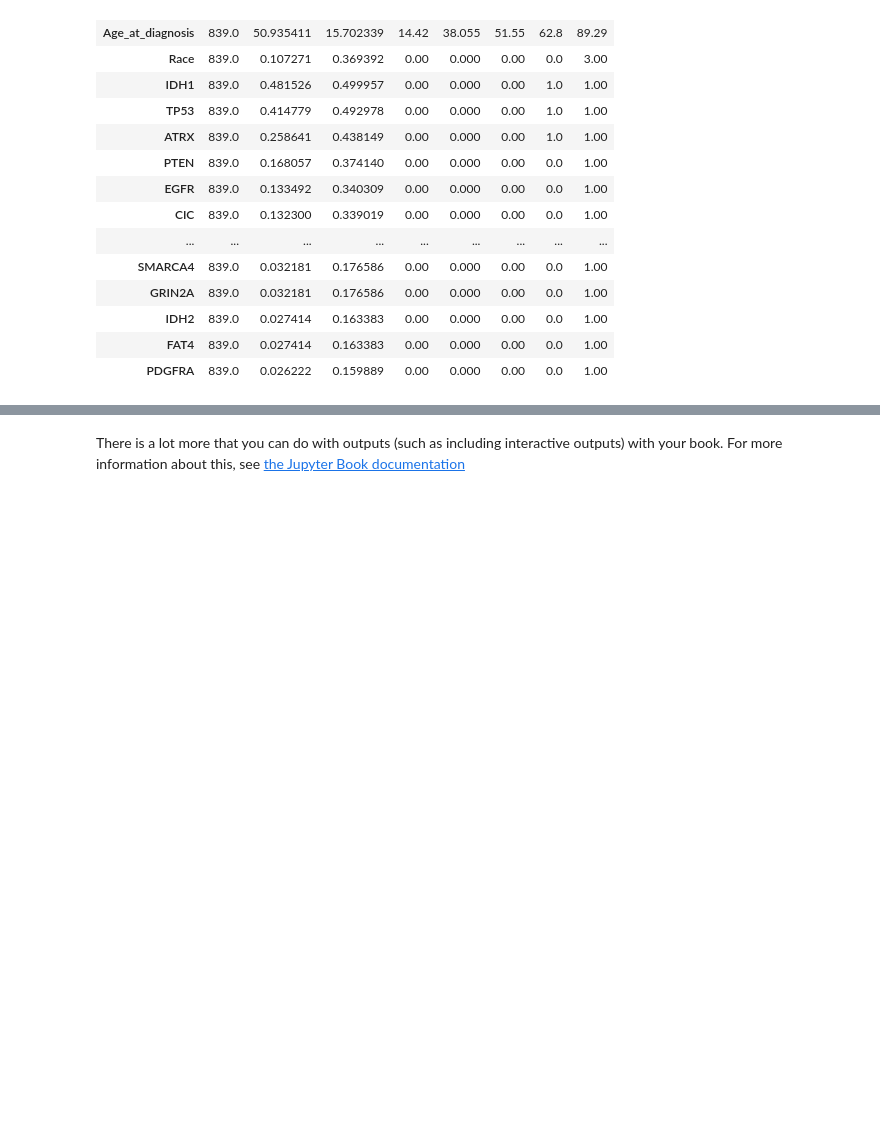
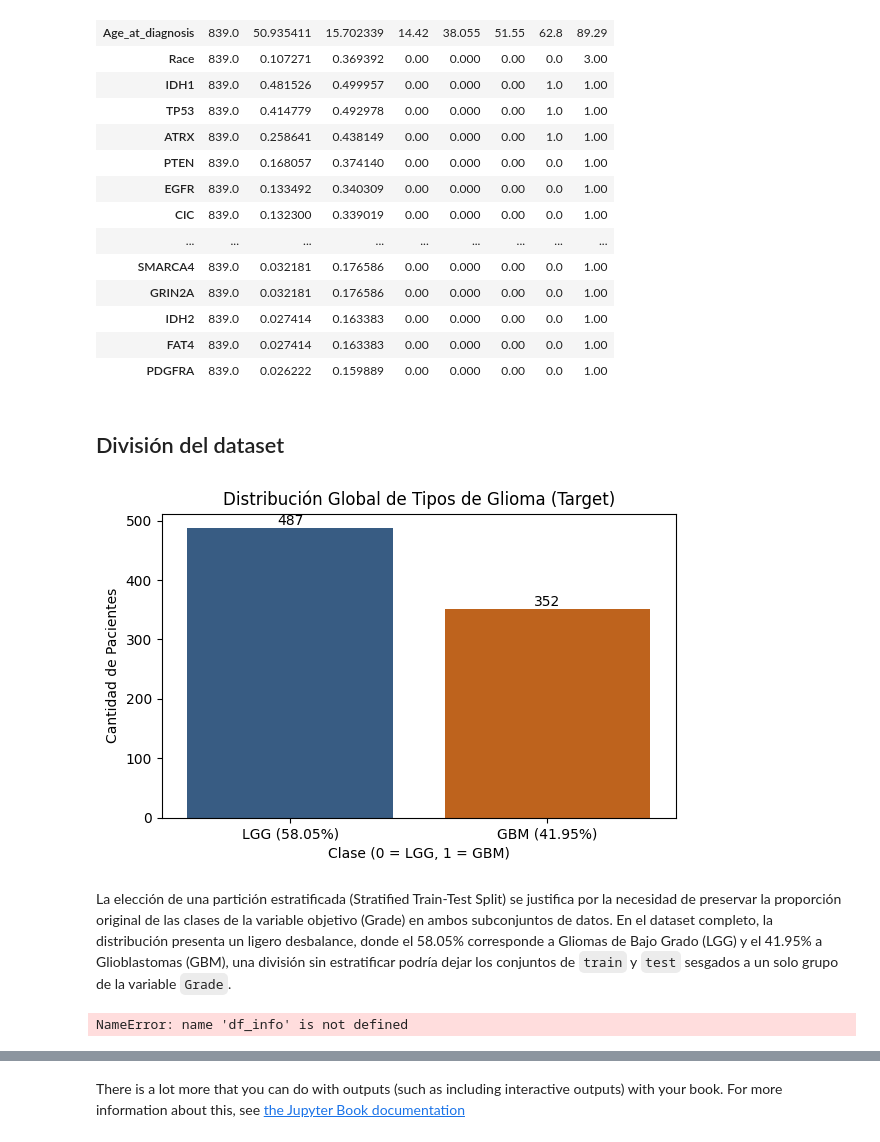
Before and after one commit to Alej0126/Jbook_dataviz, a Jupyter notebook: docs/_build/jupyter_execute/notebooks.ipynb, the cells around one changed output, grey strips where cells are left out. Saved outputs shown, nothing was run; the diff lists cells and outputs as text; code cells hidden in the pictures; blank space fills up the shorter version.

```diff
--- a/docs/_build/jupyter_execute/notebooks.ipynb
+++ b/docs/_build/jupyter_execute/notebooks.ipynb
@@ -172,3 +181,52 @@ Estadísticas descriptivas:
 | IDH2 | 839.0 | 0.027414 | 0.163383 | 0.00 | 0.000 | 0.00 | 0.0 | 1.00 |
 | FAT4 | 839.0 | 0.027414 | 0.163383 | 0.00 | 0.000 | 0.00 | 0.0 | 1.00 |
 | PDGFRA | 839.0 | 0.026222 | 0.159889 | 0.00 | 0.000 | 0.00 | 0.0 | 1.00 |
+# %% [markdown]
+## División del dataset
+# %%
+import matplotlib.pyplot as plt
+import seaborn as sns
+import warnings
+
+warnings.simplefilter(action="ignore", category=FutureWarning)
+
+conteo = df_mutations['Grade'].value_counts()
+proporcion = df_mutations['Grade'].value_counts(normalize=True) * 100
+
+plt.figure(figsize=(6, 4))
+ax = sns.countplot(data=df_mutations, x='Grade', palette=['#2b5c8f', '#d95f02'])
+plt.title('Distribución Global de Tipos de Glioma (Target)')
+plt.xlabel('Clase (0 = LGG, 1 = GBM)')
+plt.ylabel('Cantidad de Pacientes')
+plt.xticks(ticks=[0, 1], labels=['LGG (58.05%)', 'GBM (41.95%)'])
+
+# Añadir etiquetas de conteo sobre las barras
+for p in ax.patches:
+    ax.annotate(f'{int(p.get_height())}',
+                (p.get_x() + p.get_width() / 2., p.get_height()),
+                ha='center', va='center', xytext=(0, 5),
+                textcoords='offset points')
+
+plt.tight_layout()
+plt.show()
+# %% [output]
+[figure, added]
+# %% [markdown]
+La elección de una partición estratificada (Stratified Train-Test Split) se justifica por la necesidad de preservar la proporción original de las clases de la variable objetivo (Grade) en ambos subconjuntos de datos. En el dataset completo, la distribución presenta un ligero desbalance, donde el 58.05% corresponde a Gliomas de Bajo Grado (LGG) y el 41.95% a Glioblastomas (GBM), una división sin estratificar podría dejar los conjuntos de `train` y `test` sesgados a un solo grupo de la variable `Grade`.
+# %%
+from sklearn.model_selection import train_test_split
+
+x = df_info.drop(columns=['Grade'])
+y = df_info['Grade']
+
+X_train, X_test, y_train, y_test = train_test_split(
+    x,
+    y,
+    test_size=0.20,
+    random_state=42,
+    stratify=y
+)
+
+train_data = pd.concat([X_train, y_train], axis=1)
+# %% [output]
+NameError: name 'df_info' is not defined
```
Also changed, not shown: parts of 9 cells of this notebook, 15 other files.
